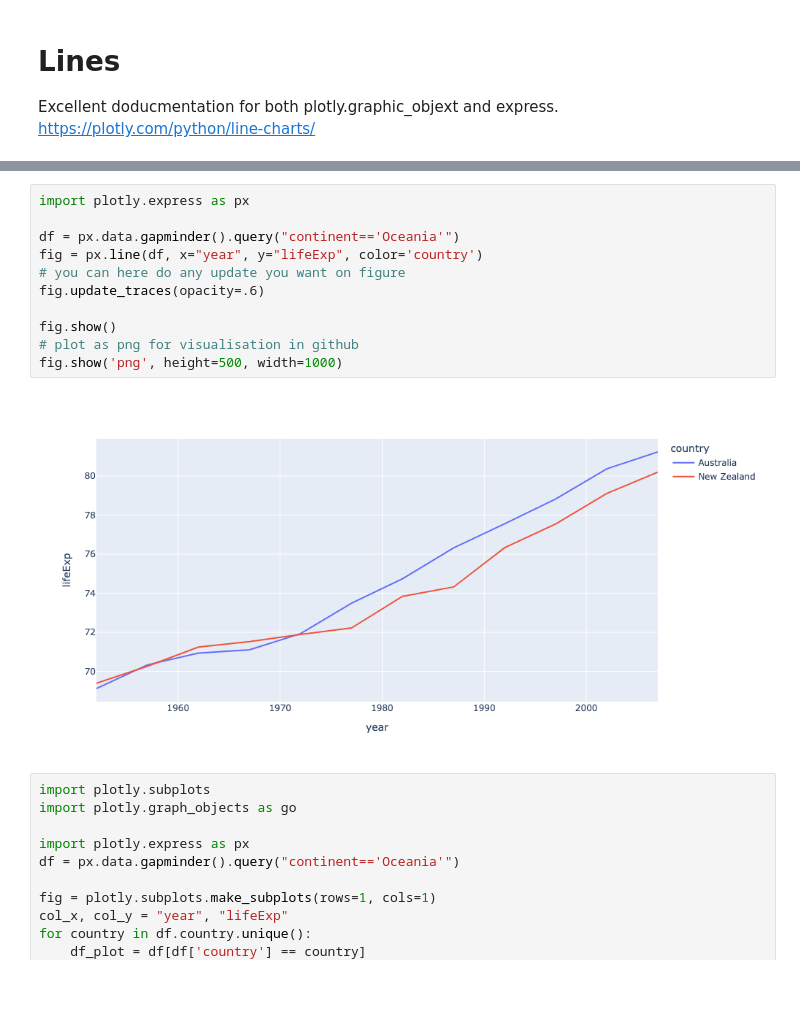
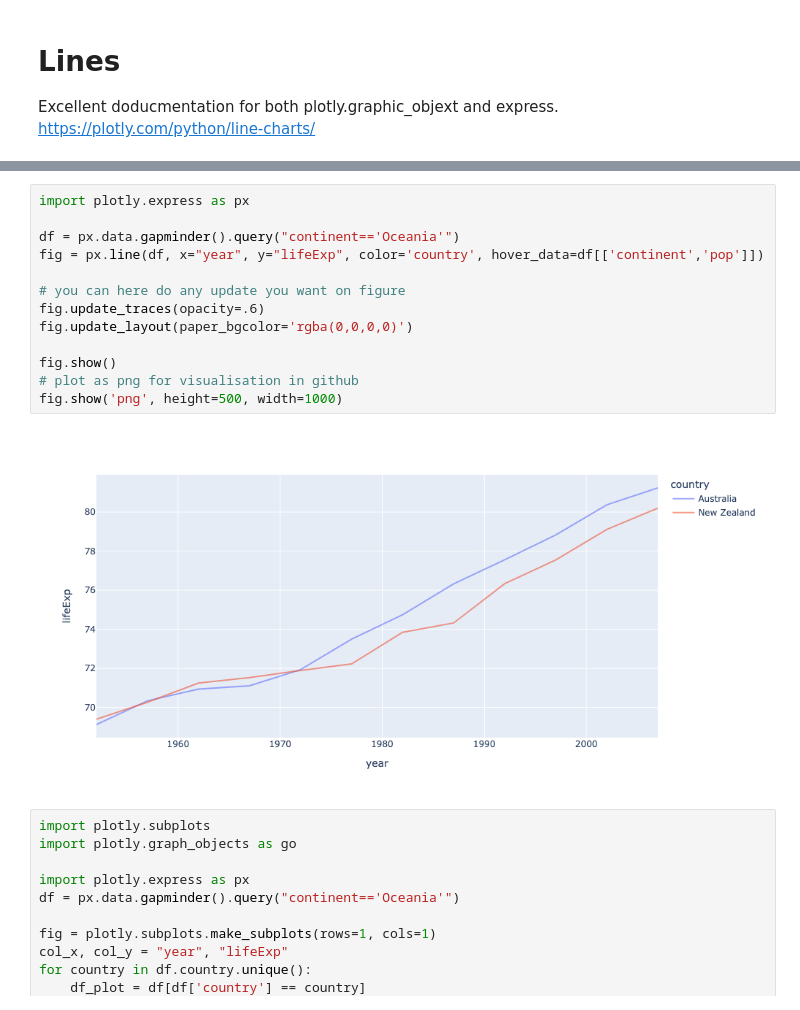
Before and after one commit to SalvatoreMaraniello/snip-py, a Jupyter notebook: examples/plotting-with-plotly.ipynb, the cells around one changed output, grey strips where cells are left out. Cells and saved outputs as stored; diff of their text form.

Commit message:
added hover option for plotly express

```diff
--- a/examples/plotting-with-plotly.ipynb
+++ b/examples/plotting-with-plotly.ipynb
@@ -82,16 +91,18 @@ Excellent doducmentation for both plotly.graphic_objext and express. https://plo
 # %%
 import plotly.express as px
 
 df = px.data.gapminder().query("continent=='Oceania'")
-fig = px.line(df, x="year", y="lifeExp", color='country')
+fig = px.line(df, x="year", y="lifeExp", color='country', hover_data=df[['continent','pop']])
+
 # you can here do any update you want on figure
 fig.update_traces(opacity=.6)
+fig.update_layout(paper_bgcolor='rgba(0,0,0,0)')
 
 fig.show()
 # plot as png for visualisation in github
 fig.show('png', height=500, width=1000)
 # %% [output]
-[figure, old version]
+[figure, new version]
 # %%
 import plotly.subplots
 import plotly.graph_objects as go
```
Also changed, not shown: parts of 2 cells of this notebook.
